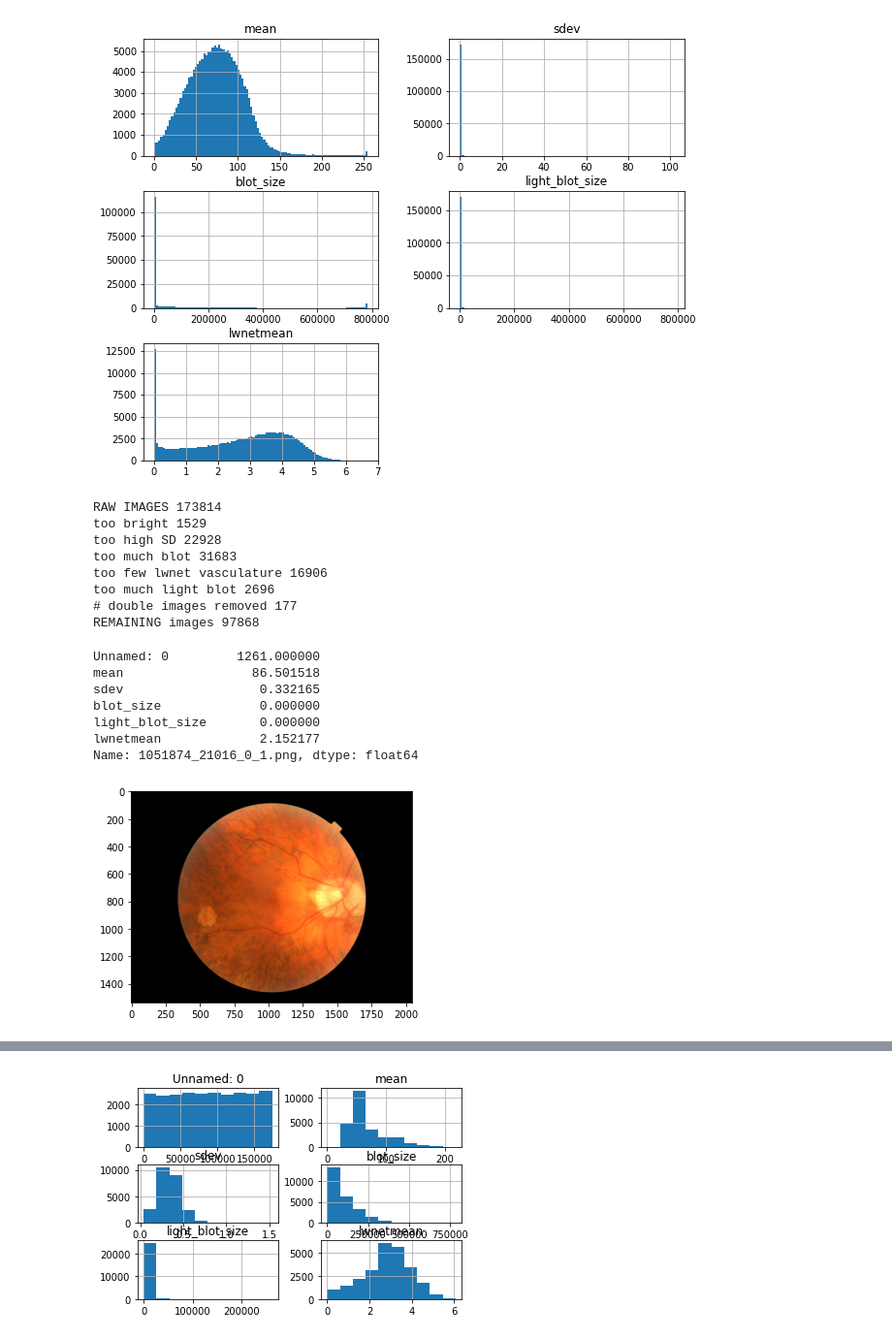
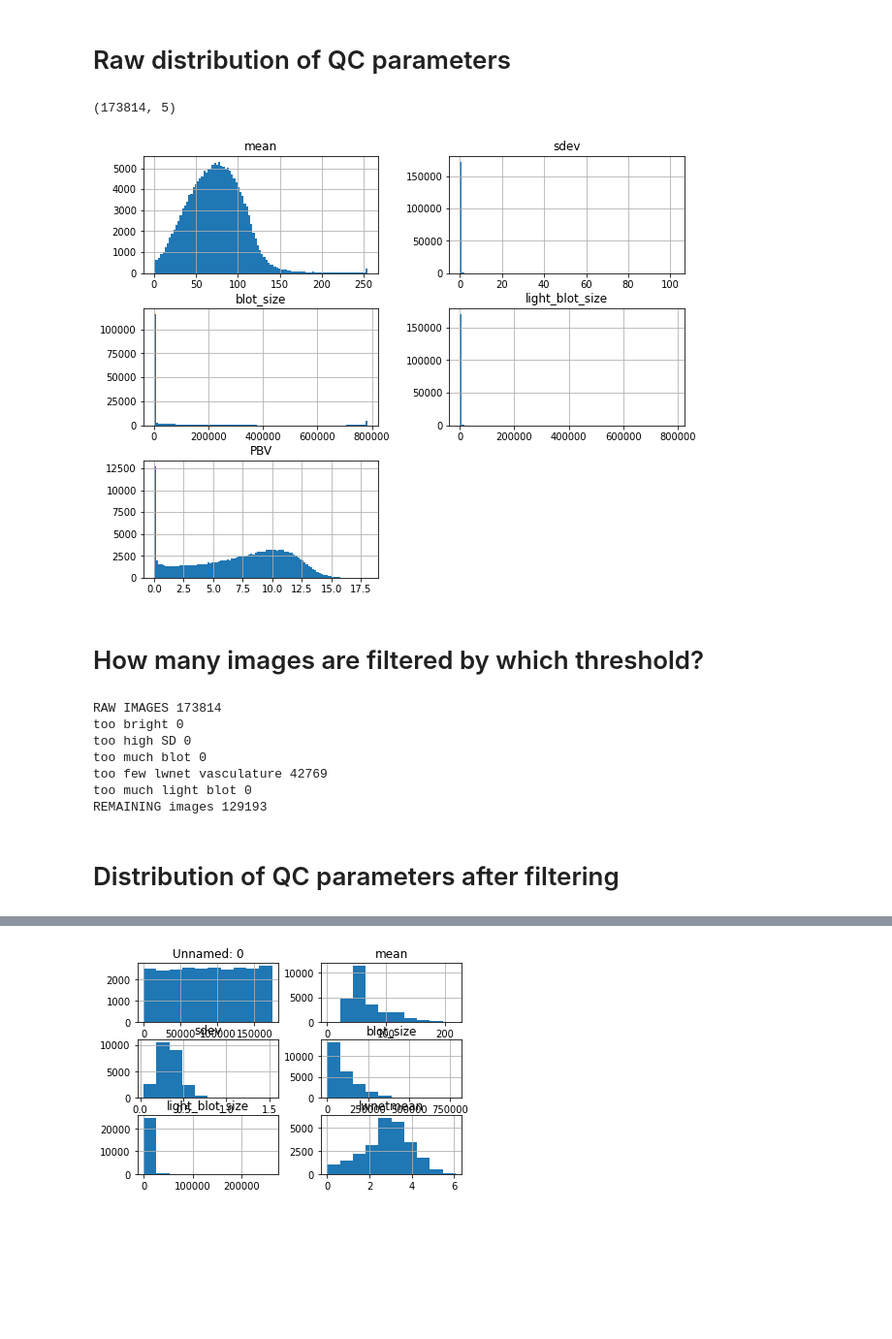
Before and after one commit to BergmannLab/Retina-tortuosity, a Jupyter notebook: preprocessing/newQC.ipynb, the cells around one changed output, grey strips where cells are left out. Shown at 97% size. Saved outputs shown, nothing was run; the diff lists cells and outputs as text; code cells hidden in the pictures; blank space fills up the shorter version.

```diff
--- a/preprocessing/newQC.ipynb
+++ b/preprocessing/newQC.ipynb
@@ -8,7 +15,7 @@ from shutil import copyfile
 import cv2
 from matplotlib import pyplot as plt
 # %%
-# CONFIGS (working on UKBB images)
+# CONFIGS for UKBB
 
 LWNETDIR="/HDD/data/UKBB/fundus/lwnet/"
 
@@ -18,8 +25,12 @@ BLOT_THRESHOLD=0.12 # what luminosity will be a blot
 LIGHT_BLOT_THRESHOLD=0.95
 DILATION_SIZE = 1 # in case one wants to dilate the raw blot -> set larger than 1
 
-MAX_MEAN = 165
-MAX_SDEV = 0.4
-MAX_BLOTSIZE = 30000
-MIN_VASCULATURE = 1.52
-MAX_LIGHTBLOTSIZE=33
+h,w=(1536, 2048)
+
+correction_factor = h*w / (MASK_RADIUS**2 * np.pi) / 255 * 3 * 100
+# A correction factor because LWNET vessel fraction was computed on full canvas, and in MATLAB
+# h*w                      : canvas size
+# (MASK_RADIUS**2 * np.pi) : mask area
+# /255                     : in MATLAB, intensity goes from 0 to 255, but we want 0-1
+# *3                       : lwnet is either R or B, meaning max 1/3 grayscale pixel intensity. we correct for that
+# *100                     : percent
@@ -159,17 +189,22 @@ rawfiles = os.listdir(rawdir)
 lwnetMean = pd.read_csv("/HDD/data/UKBB/fundus/qcStats/lwnetmean.csv", header=None)
 lwnetMean.columns = ['file', 'mean']
 lwnetMean = lwnetMean.set_index('file')
+# %% [markdown]
+# Raw distribution of QC parameters
 # %%
 #stats = pd.read_csv("/HDD/data/UKBB/fundus/qcStats/newQC_rawStats.csv")
-stats = pd.read_csv("/HDD/data/UKBB/fundus/qcStats/rawStats.csv", index_col=0)
+stats = pd.read_csv("/HDD/data/UKBB/fundus/qcStats/newQC_rawStats.csv", index_col=0)
 stats = stats.set_index("file")
-stats['lwnetmean'] = lwnetMean['mean'].loc[stats.index]
+stats['PBV'] = lwnetMean['mean'].loc[stats.index] * correction_factor
 
 #stats = stats[0:3000]
-stats.shape
+print(stats.shape)
 f=stats.hist(bins=100, figsize=(10,8))
 # %% [output]
+(173814, 5)
-[figure, old version]
+[figure, new version]
+# %% [markdown]
+# How many images are filtered by which threshold?
 # %%
 print("RAW IMAGES", stats.shape[0])
 
@@ -181,24 +216,24 @@ print('too high SD',throw_sdev.shape[0])
 keep_blots, throw_blots = keep_throw(keep_sdev, 'blot_size', MAX_BLOTSIZE)
 print('too much blot',throw_blots.shape[0])
 
-keep_vasculature, throw_vasculature = keep_throw(keep_blots, 'lwnetmean', MIN_VASCULATURE, lower=False)
+keep_vasculature, throw_vasculature = keep_throw(keep_blots, 'PBV', MIN_VASCULATURE, lower=False)
 print('too few lwnet vasculature',throw_vasculature.shape[0])
 
 keep, throw_lightblots = keep_throw(keep_vasculature, 'light_blot_size', MAX_LIGHTBLOTSIZE, lower=True)
 print('too much light blot',throw_lightblots.shape[0])
 
 #remove double images for same visit
-double_imgs=[]
-for i in keep.index:
-    if i.split("_")[3] == "1.png":
-        first_img = i.split("_1.png")[0]+"_0.png"
-        if first_img in keep.index:
-            double_imgs.append(first_img)
+# double_imgs=[]
+# for i in keep.index:
+#     if i.split("_")[3] == "1.png":
+#         first_img = i.split("_1.png")[0]+"_0.png"
+#         if first_img in keep.index:
+#             double_imgs.append(first_img)
 
-keep=keep.drop(double_imgs)
+# keep=keep.drop(double_imgs)
 
 
-print("# double images removed",len(double_imgs))
+# print("# double images removed",len(double_imgs))
 
 keep_parts=set([i.split("_")[0] for i in keep.index])
 keep_files = set(keep.index)
@@ -206,22 +241,12 @@ keep_files = set(keep.index)
 print("REMAINING images", keep.shape[0])
 # %% [output]
 RAW IMAGES 173814
-too bright 1529
-too high SD 22928
-too much blot 31683
-too few lwnet vasculature 16906
-too much light blot 2696
-# double images removed 177
-REMAINING images 97868
+too bright 0
+too high SD 0
+too much blot 0
+too few lwnet vasculature 42769
+too much light blot 0
+REMAINING images 129193
-# %%
-fileinfo("1051874_21016_0_1.png")
-# %% [output]
-Unnamed: 0         1261.000000
-mean                 86.501518
-sdev                  0.332165
-blot_size             0.000000
-light_blot_size       0.000000
-lwnetmean             2.152177
-Name: 1051874_21016_0_1.png, dtype: float64
-[figure, removed]
+# %% [markdown]
+# Distribution of QC parameters after filtering
 # %%
```
Also changed, not shown: parts of 27 cells of this notebook.
